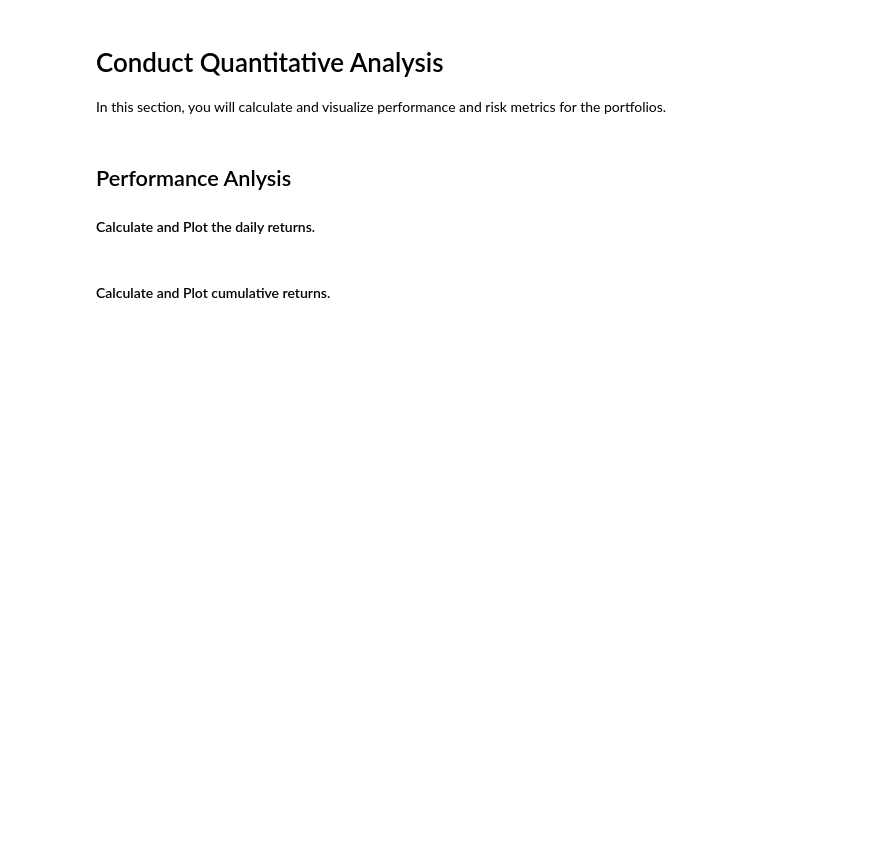
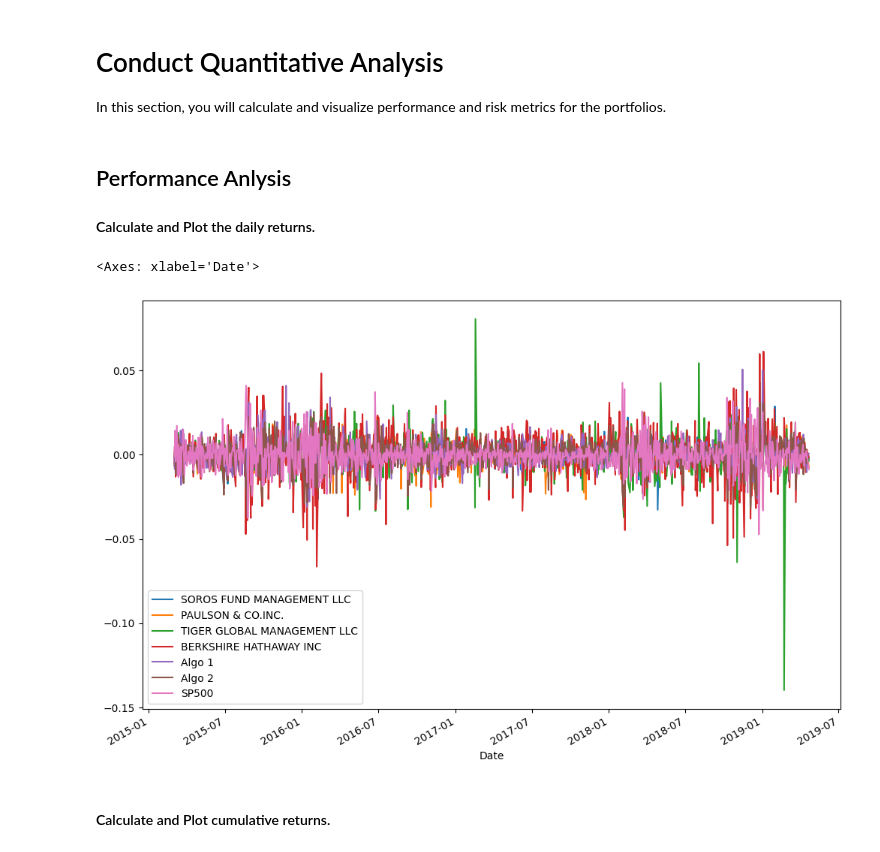
Before and after one commit to quobebrew/Challenge-4, a Jupyter notebook: whale_analysis.ipynb, the cells around one changed output. Cells and saved outputs as stored; diff of their text form; code cells hidden in the pictures; blank space fills up the shorter version.

```diff
--- a/whale_analysis.ipynb
+++ b/whale_analysis.ipynb
@@ -264,6 +273,10 @@ In this section, you will calculate and visualize performance and risk metrics f
 #### Calculate and Plot the daily returns.
 # %%
 # Plot daily returns of all portfolios
+combined_daily_returns_df.plot(figsize=(12,8))
+# %% [output]
+<Axes: xlabel='Date'>
+[figure, added]
 # %% [markdown]
 #### Calculate and Plot cumulative returns.
 # %%
```
Also changed, not shown: parts of 46 cells of this notebook.
